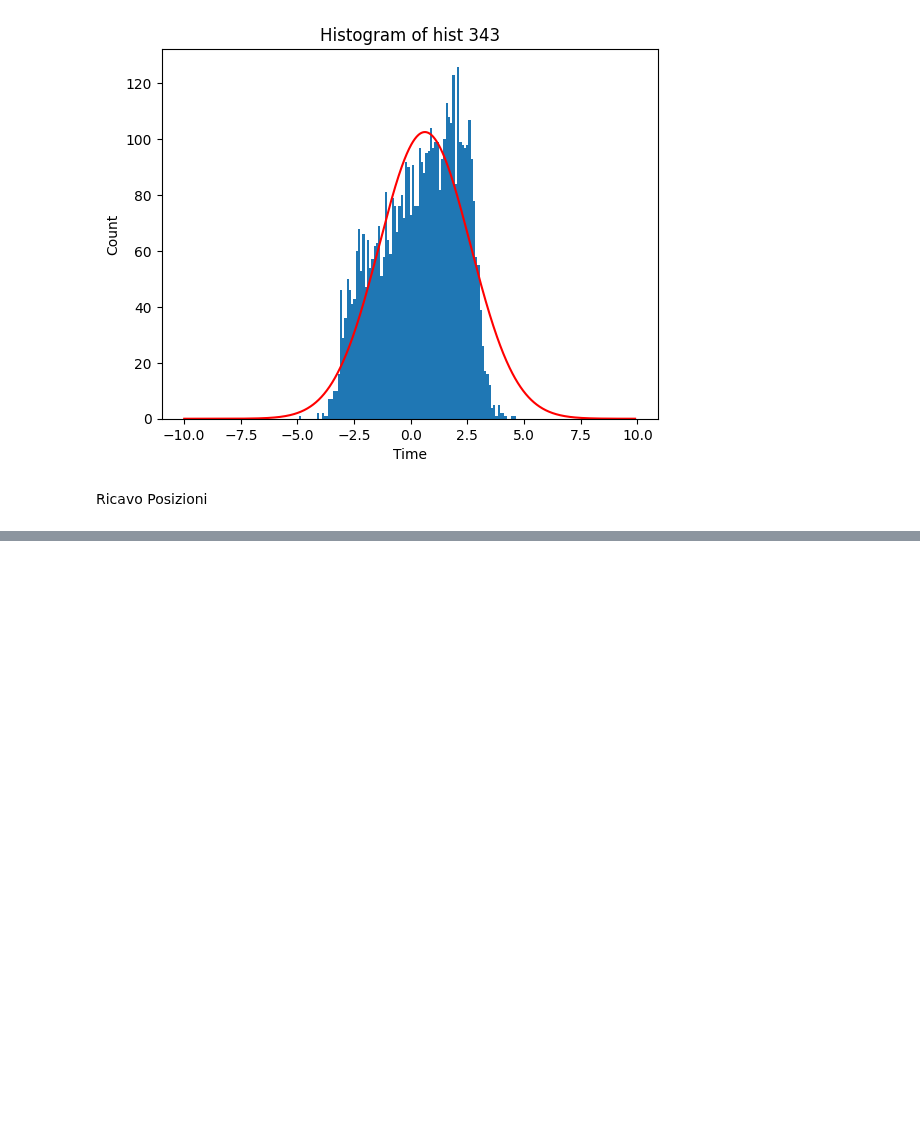
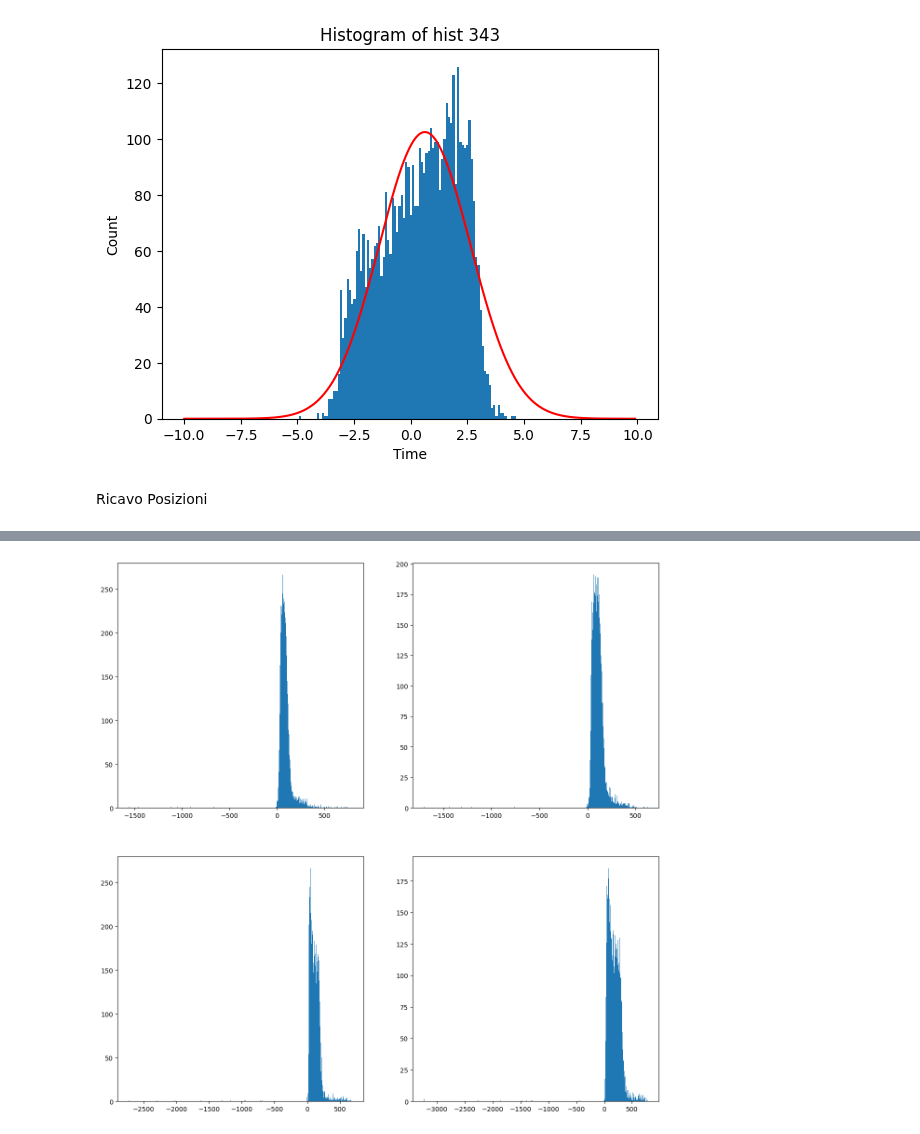
Before and after one commit to francescouni0/FisMedLab, a Jupyter notebook: Plastici/Acquisizione Na-22 Esperienza Scintillatori-20230427T155444Z-001/Acquisizione Na-22 Esperienza Scintillatori/Position.ipynb, the cells around one changed output, grey strips where cells are left out. Drawn from its saved outputs; the diff is of its cells as text; code cells hidden in the pictures; blank space fills up the shorter version.

```diff
--- a/Plastici/Acquisizione Na-22 Esperienza Scintillatori-20230427T155444Z-001/Acquisizione Na-22 Esperienza Scintillatori/Position.ipynb
+++ b/Plastici/Acquisizione Na-22 Esperienza Scintillatori-20230427T155444Z-001/Acquisizione Na-22 Esperienza Scintillatori/Position.ipynb
@@ -250,0 +333,9 @@ print(position3_34)
+# %%
+fig,ax=plt.subplots(2,2,figsize=(15,15))
+ax[0,0].hist(a1_2,bins=500)
+ax[0,1].hist(a2_2,bins=500)
+ax[1,0].hist(a3_2,bins=500)
+ax[1,1].hist(a4_2,bins=500)
+plt.show()
+# %% [output]
+[figure, added]
```
Also changed, not shown: parts of 13 cells of this notebook.
